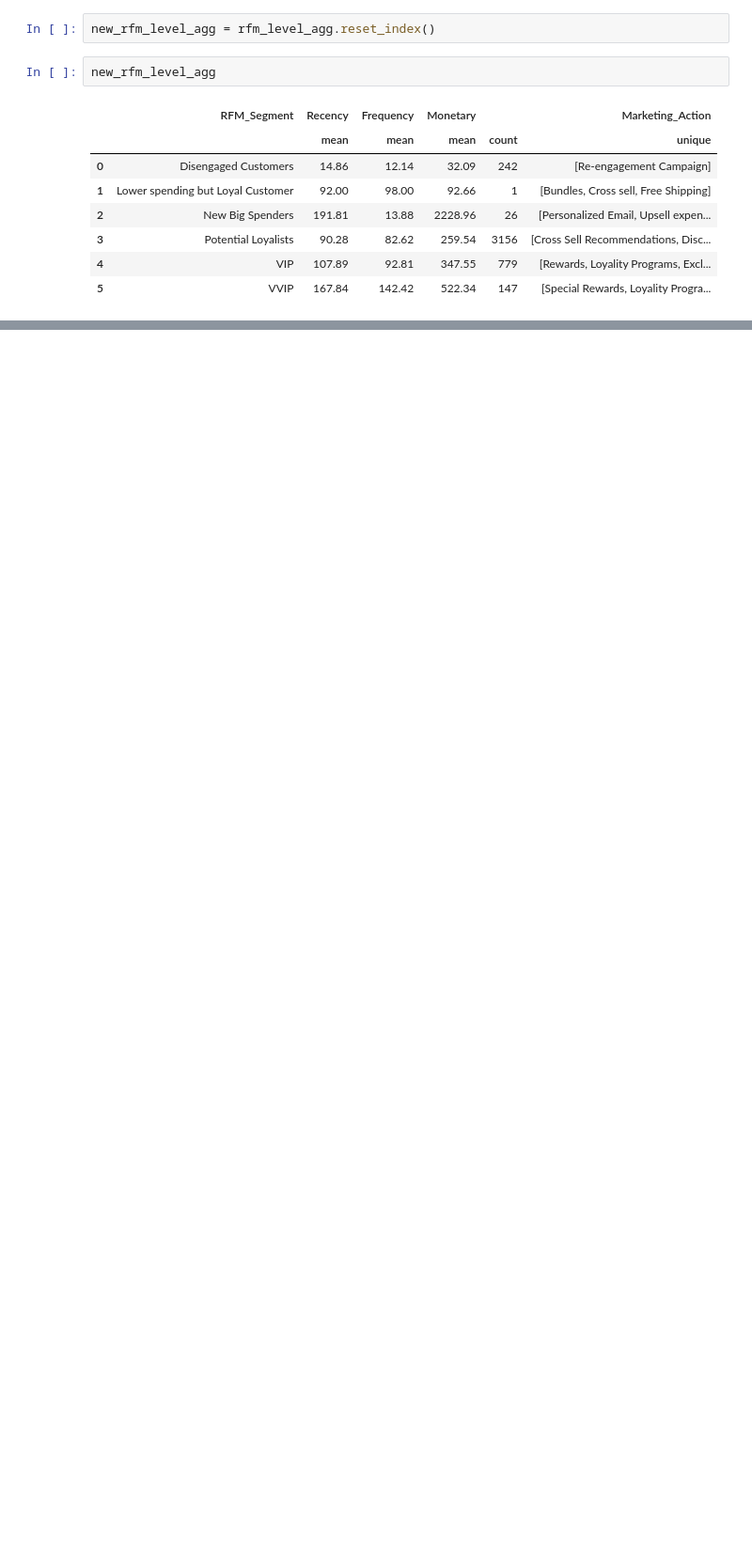
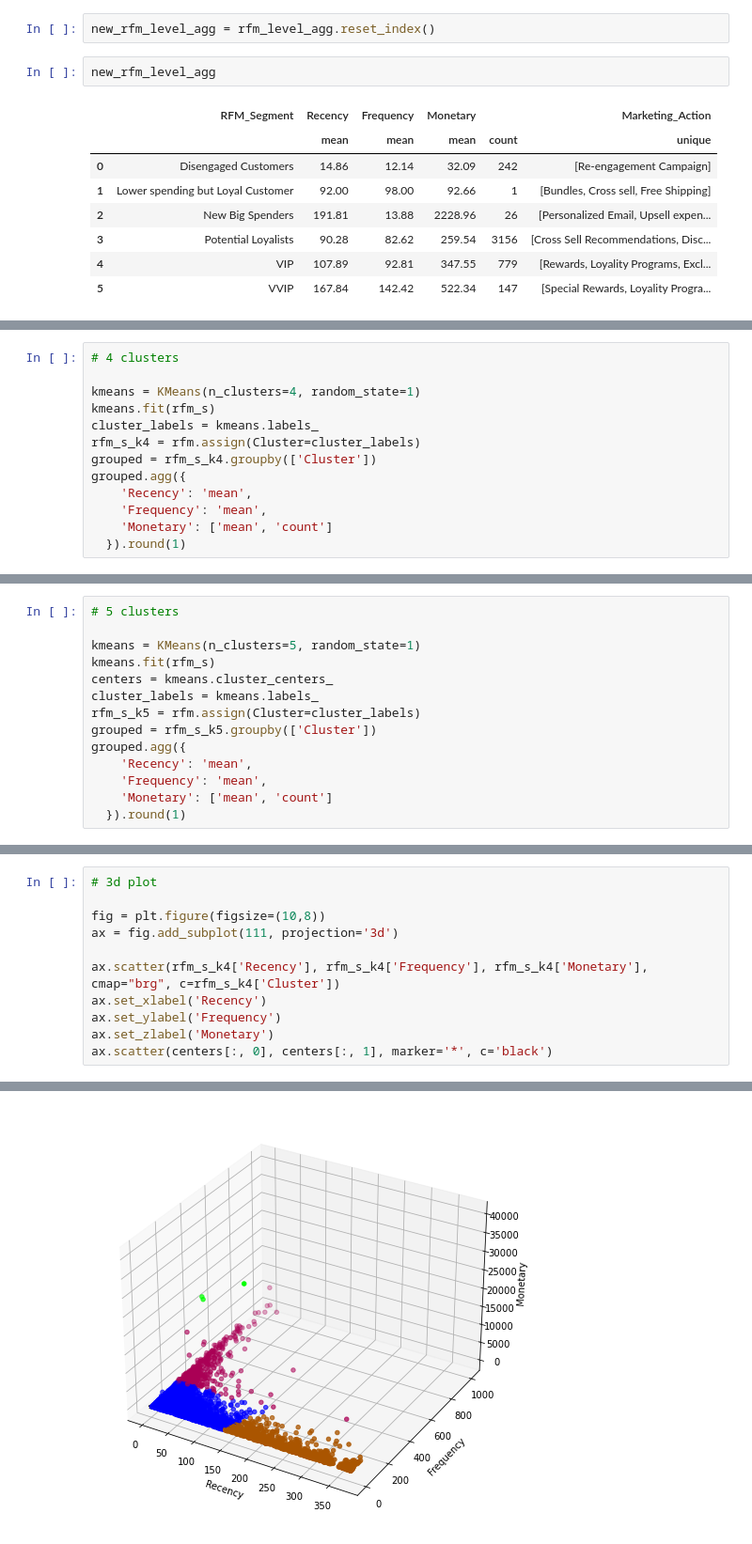
Before and after one commit to calvin0123/RFM-Modeling-Python, a Jupyter notebook: RFM.ipynb, the cells around one changed output, grey strips where cells are left out. Shown at 94% size. Saved outputs shown, nothing was run; the diff lists cells and outputs as text; blank space fills up the shorter version.

```diff
--- a/RFM.ipynb
+++ b/RFM.ipynb
@@ -472,0 +546,13 @@ Export to the csv file. Plus, we can desing a system and help company automatica
+# %%
+# 4 clusters
+
+kmeans = KMeans(n_clusters=4, random_state=1)
+kmeans.fit(rfm_s)
+cluster_labels = kmeans.labels_
+rfm_s_k4 = rfm.assign(Cluster=cluster_labels)
+grouped = rfm_s_k4.groupby(['Cluster'])
+grouped.agg({
+    'Recency': 'mean',
+    'Frequency': 'mean',
+    'Monetary': ['mean', 'count']
+  }).round(1)
@@ -472,0 +567,14 @@ Export to the csv file. Plus, we can desing a system and help company automatica
+# %%
+# 5 clusters
+
+kmeans = KMeans(n_clusters=5, random_state=1)
+kmeans.fit(rfm_s)
+centers = kmeans.cluster_centers_
+cluster_labels = kmeans.labels_
+rfm_s_k5 = rfm.assign(Cluster=cluster_labels)
+grouped = rfm_s_k5.groupby(['Cluster'])
+grouped.agg({
+    'Recency': 'mean',
+    'Frequency': 'mean',
+    'Monetary': ['mean', 'count']
+  }).round(1)
@@ -472,0 +590,12 @@ Export to the csv file. Plus, we can desing a system and help company automatica
+# %%
+# 3d plot
+
+fig = plt.figure(figsize=(10,8))
+ax = fig.add_subplot(111, projection='3d')
+
+ax.scatter(rfm_s_k4['Recency'], rfm_s_k4['Frequency'], rfm_s_k4['Monetary'], cmap="brg", c=rfm_s_k4['Cluster'])
+ax.set_xlabel('Recency')
+ax.set_ylabel('Frequency')
+ax.set_zlabel('Monetary')
+ax.scatter(centers[:, 0], centers[:, 1], marker='*', c='black')
+# %% [output]
@@ -472,0 +603 @@ Export to the csv file. Plus, we can desing a system and help company automatica
+[figure, added]
```
Also changed, not shown: parts of 25 cells of this notebook.
